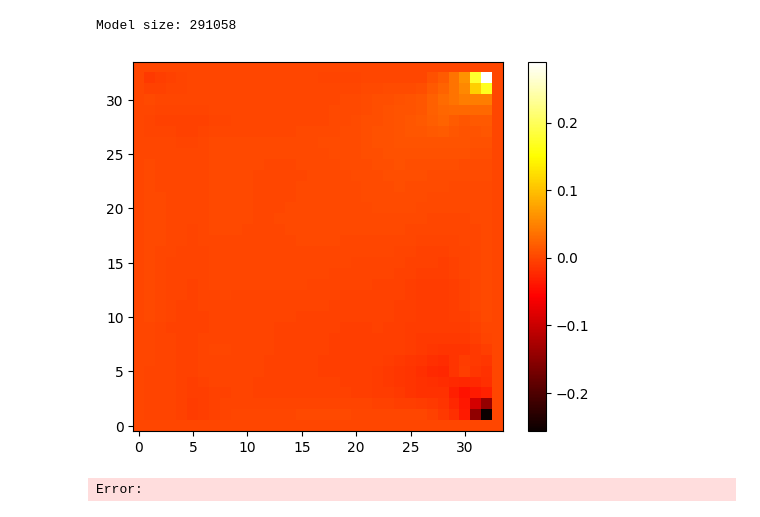
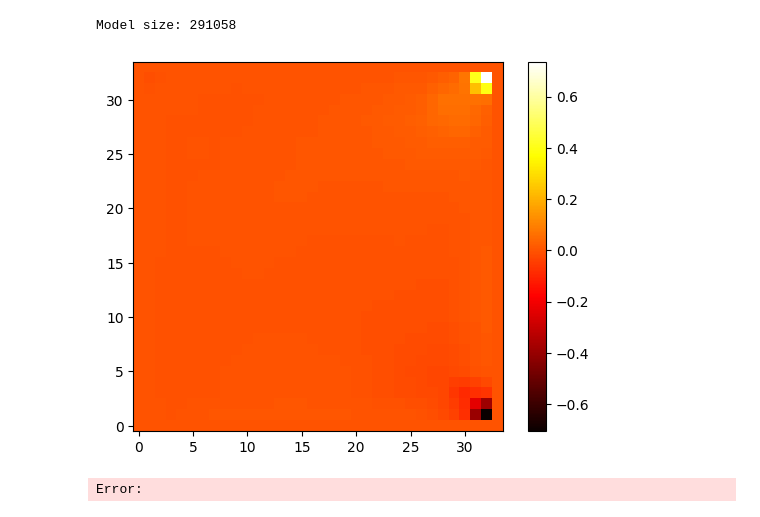
Before and after one commit to glaand/bachelor-thesis, a Jupyter notebook: ml/ml_analysis_azulay.ipynb, the cells around one changed output. Saved outputs shown, nothing was run; the diff lists cells and outputs as text; code cells hidden in the pictures.

```diff
--- a/ml/ml_analysis_azulay.ipynb
+++ b/ml/ml_analysis_azulay.ipynb
@@ -121,15 +103,15 @@ print(f"Model size: {model_size}")
 # %% [output]
 Model size: 291058
 # %%
-e_data = np.loadtxt("test.dat")
+e_data = np.loadtxt("ml.dat")
 # plot e_data as heatmap
 plt.imshow(e_data, cmap='hot', interpolation='nearest')
 # invert the y-axis
 plt.gca().invert_yaxis()
 plt.colorbar()
 plt.show()
 # %% [output]
-[figure, old version]
+[figure, new version]
 # %%
 # Ghia et al. (1982) - Re = 100
 reference_ux_RE_100 = {
```
Also changed, not shown: parts of 2 cells of this notebook, 3 other files.
